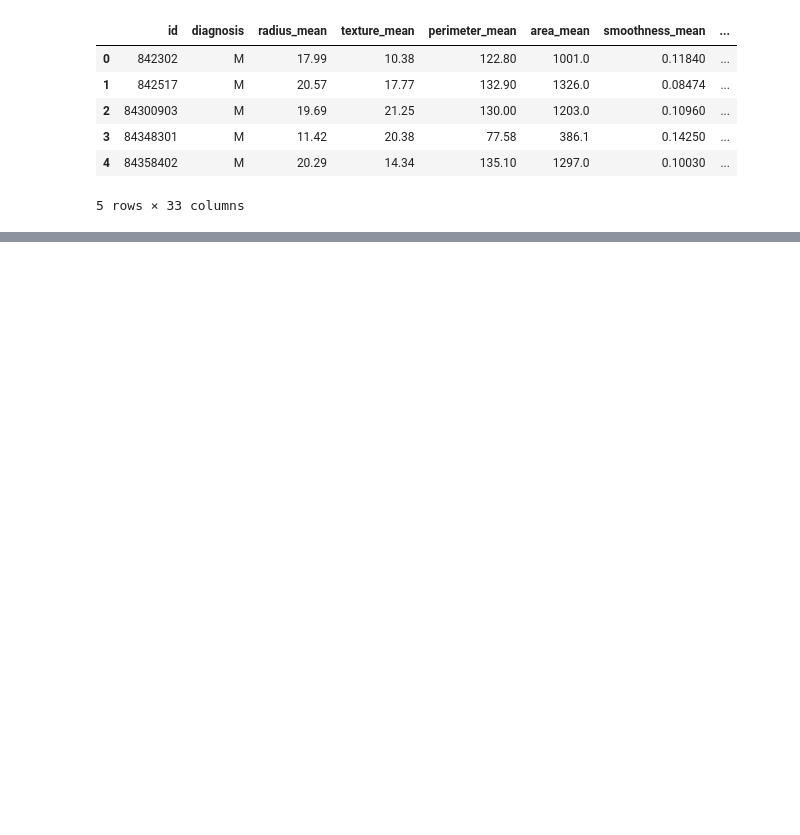
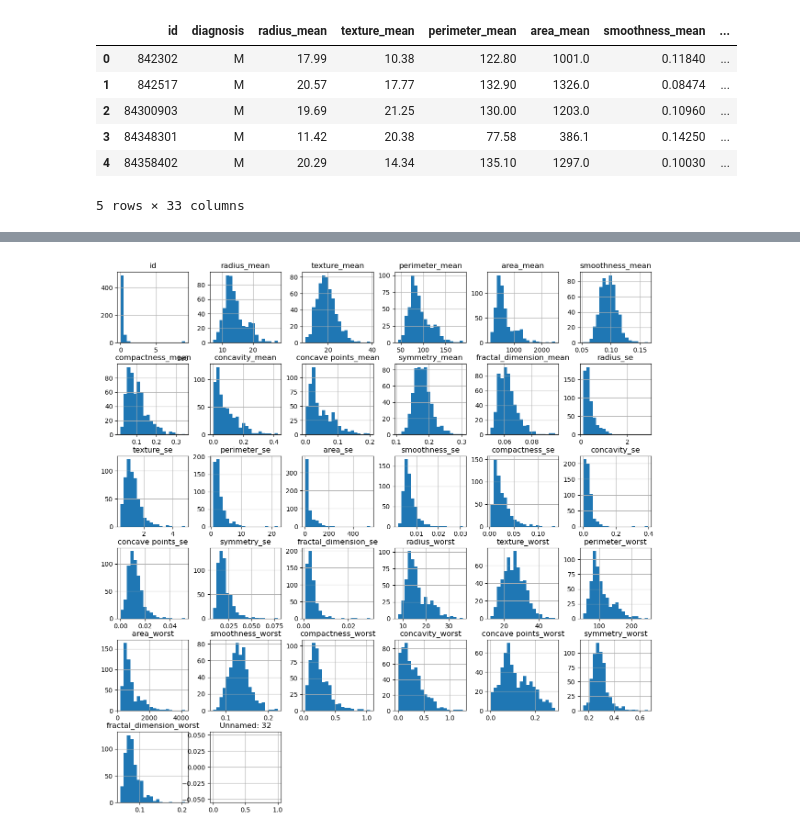
Before and after one commit to Aminbyt/breast-cancer-detection, a Jupyter notebook: notebooks/breast_cancer_detection.ipynb, the cells around one changed output, grey strips where cells are left out. Saved outputs shown, nothing was run; the diff lists cells and outputs as text; code cells hidden in the pictures; blank space fills up the shorter version.

```diff
--- a/notebooks/breast_cancer_detection.ipynb
+++ b/notebooks/breast_cancer_detection.ipynb
@@ -25,0 +118,5 @@ data.head()
+# %%
+data[numeric_columns].hist(bins = 20 , figsize=(15,15))
+plt.show()
+# %% [output]
+[figure, added]
```
Also changed, not shown: parts of 13 cells of this notebook.
